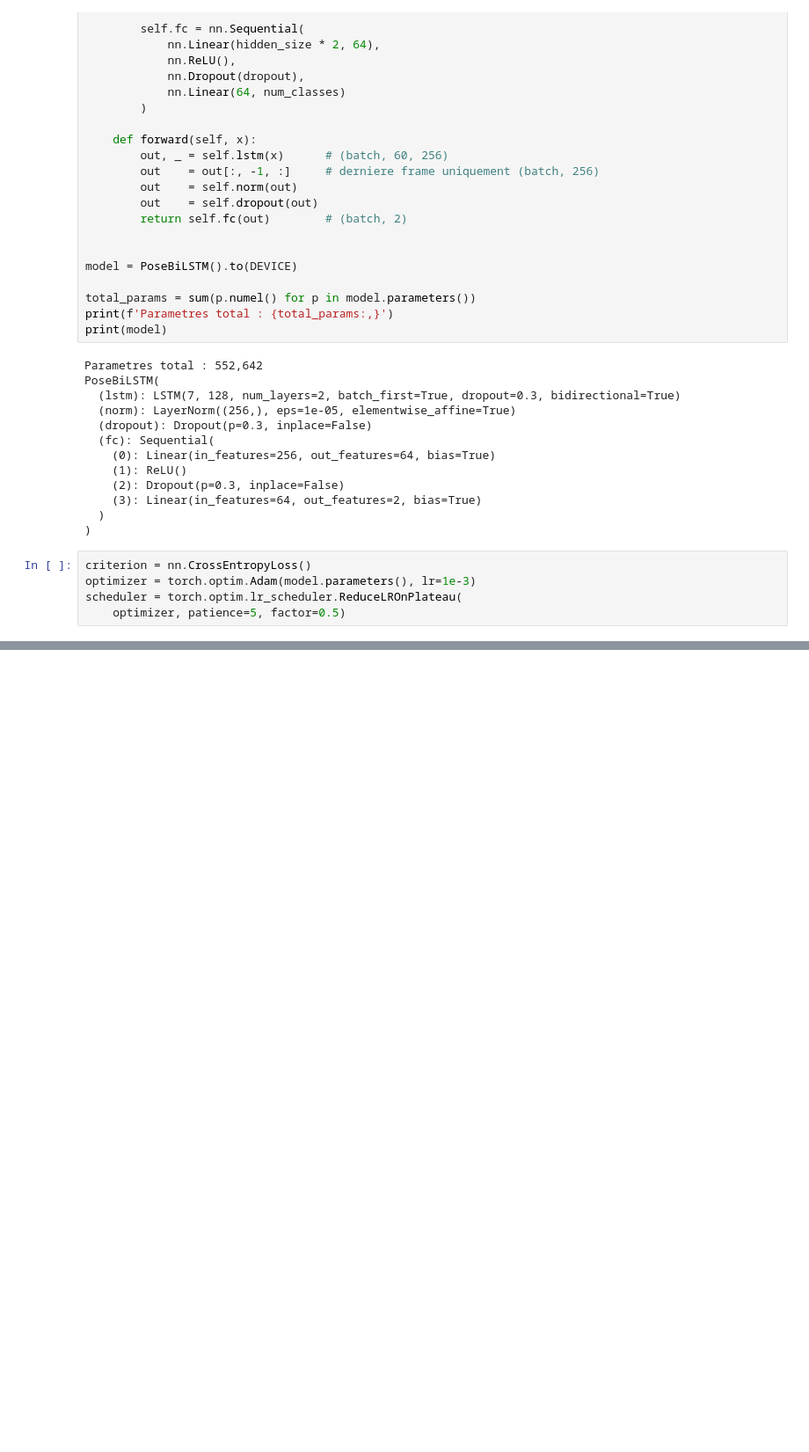
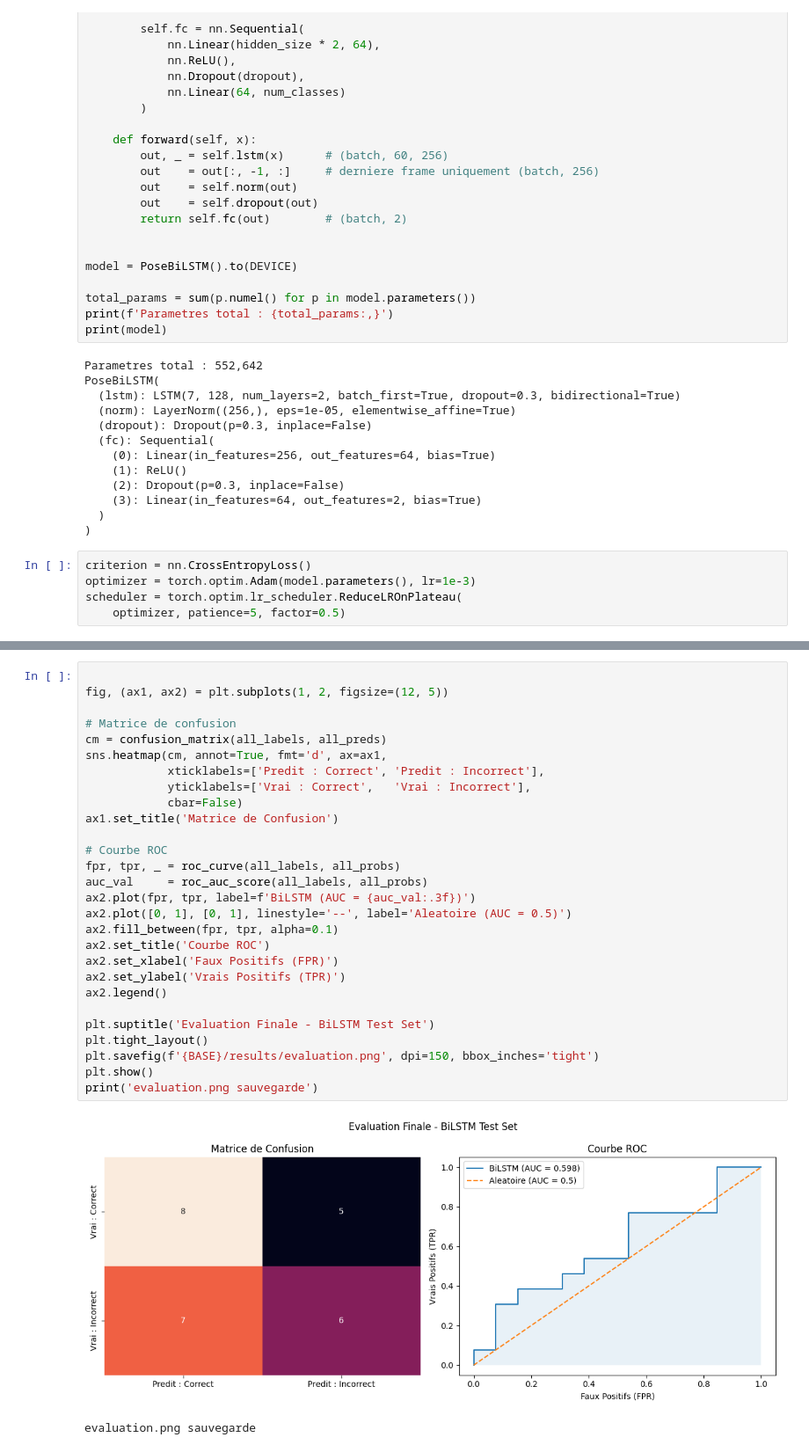
Before and after one commit to aitoufkir-khadija2004/Exercise-Pose-Correction-_Module-AAI, a Jupyter notebook: AAI_Exercise_Pose_Correction.ipynb, the cells around one changed output, grey strips where cells are left out. Shown at 88% size. Saved outputs shown, nothing was run; the diff lists cells and outputs as text; blank space fills up the shorter version.

```diff
--- a/AAI_Exercise_Pose_Correction.ipynb
+++ b/AAI_Exercise_Pose_Correction.ipynb
@@ -654,0 +699,31 @@ training_curves.png sauvegarde
+# %%
+
+fig, (ax1, ax2) = plt.subplots(1, 2, figsize=(12, 5))
+
+# Matrice de confusion
+cm = confusion_matrix(all_labels, all_preds)
+sns.heatmap(cm, annot=True, fmt='d', ax=ax1,
+            xticklabels=['Predit : Correct', 'Predit : Incorrect'],
+            yticklabels=['Vrai : Correct',   'Vrai : Incorrect'],
+            cbar=False)
+ax1.set_title('Matrice de Confusion')
+
+# Courbe ROC
+fpr, tpr, _ = roc_curve(all_labels, all_probs)
+auc_val     = roc_auc_score(all_labels, all_probs)
+ax2.plot(fpr, tpr, label=f'BiLSTM (AUC = {auc_val:.3f})')
+ax2.plot([0, 1], [0, 1], linestyle='--', label='Aleatoire (AUC = 0.5)')
+ax2.fill_between(fpr, tpr, alpha=0.1)
+ax2.set_title('Courbe ROC')
+ax2.set_xlabel('Faux Positifs (FPR)')
+ax2.set_ylabel('Vrais Positifs (TPR)')
+ax2.legend()
+
+plt.suptitle('Evaluation Finale - BiLSTM Test Set')
+plt.tight_layout()
+plt.savefig(f'{BASE}/results/evaluation.png', dpi=150, bbox_inches='tight')
+plt.show()
+print('evaluation.png sauvegarde')
+# %% [output]
+[figure, added]
+evaluation.png sauvegarde
```
Also changed, not shown: parts of 20 cells of this notebook.
